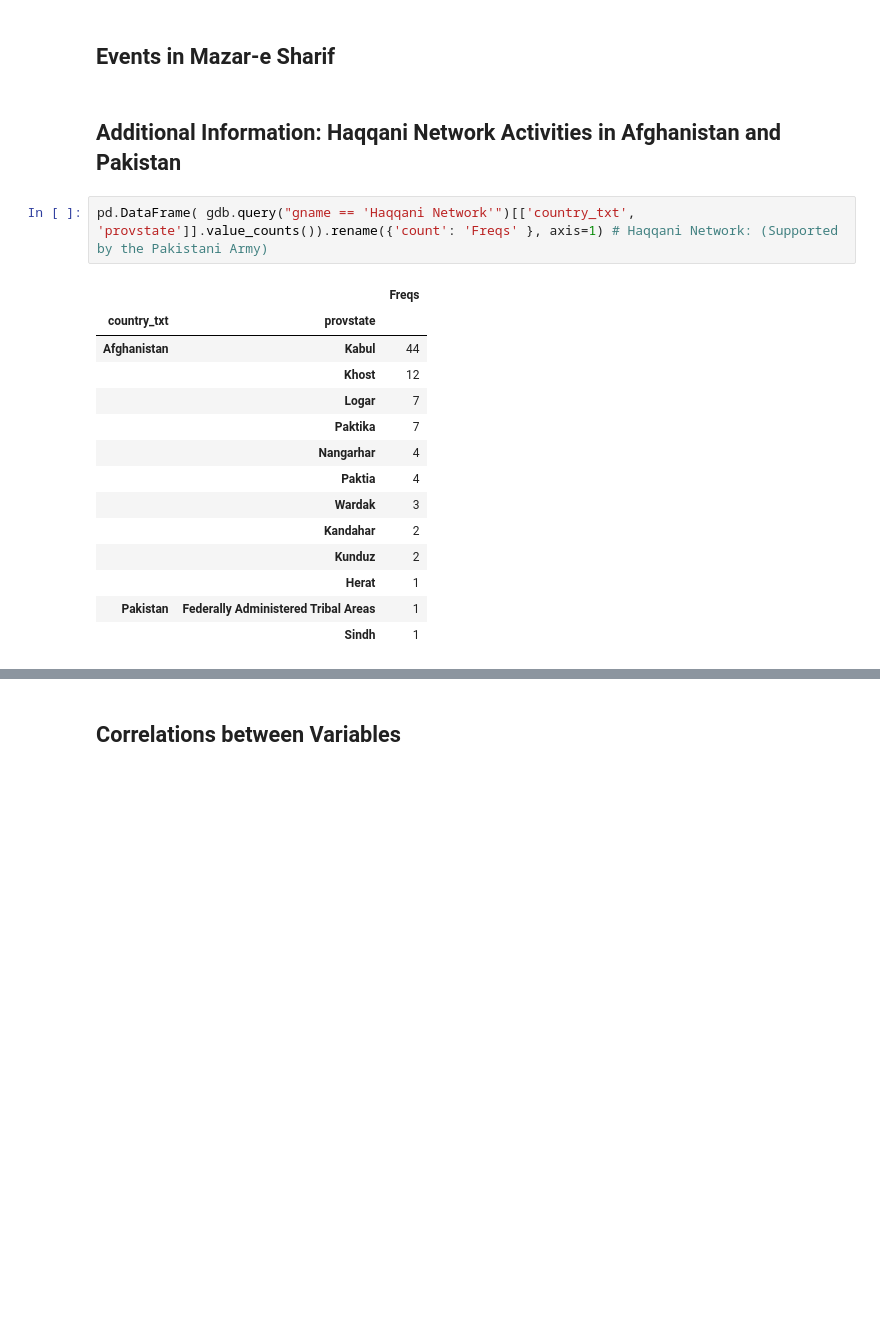
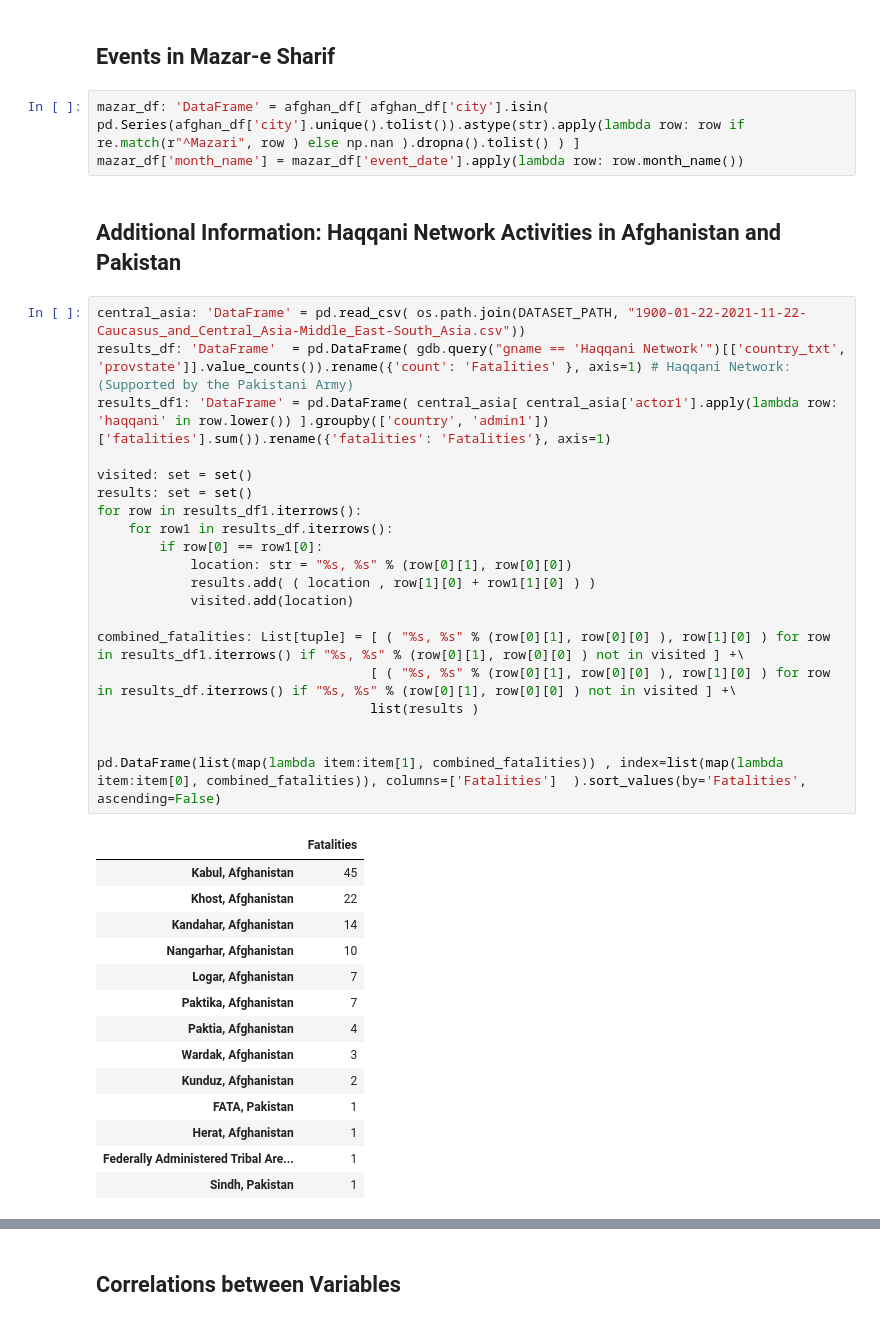
Before and after one commit to OdinProjectI/ODIN, a Jupyter notebook: WarInAfghanistan2001_2006.ipynb, the cells around one changed output, grey strips where cells are left out. Drawn from its saved outputs; the diff is of its cells as text; blank space fills up the shorter version.

```diff
--- a/WarInAfghanistan2001_2006.ipynb
+++ b/WarInAfghanistan2001_2006.ipynb
@@ -685,22 +760,43 @@ plt.tight_layout()
 [figure]
 # %% [markdown]
 ## **Events in Mazar-e Sharif**
+# %%
+mazar_df: 'DataFrame' = afghan_df[ afghan_df['city'].isin( pd.Series(afghan_df['city'].unique().tolist()).astype(str).apply(lambda row: row if re.match(r"^Mazari", row ) else np.nan ).dropna().tolist() ) ]
+mazar_df['month_name'] = mazar_df['event_date'].apply(lambda row: row.month_name())
 # %% [markdown]
 ## **Additional Information: Haqqani Network Activities in Afghanistan and Pakistan**
 # %%
-pd.DataFrame( gdb.query("gname == 'Haqqani Network'")[['country_txt', 'provstate']].value_counts()).rename({'count': 'Freqs' }, axis=1) # Haqqani Network: (Supported by the Pakistani Army)
+central_asia: 'DataFrame' = pd.read_csv( os.path.join(DATASET_PATH, "1900-01-22-2021-11-22-Caucasus_and_Central_Asia-Middle_East-South_Asia.csv"))
+results_df: 'DataFrame'  = pd.DataFrame( gdb.query("gname == 'Haqqani Network'")[['country_txt', 'provstate']].value_counts()).rename({'count': 'Fatalities' }, axis=1) # Haqqani Network: (Supported by the Pakistani Army)
+results_df1: 'DataFrame' = pd.DataFrame( central_asia[ central_asia['actor1'].apply(lambda row: 'haqqani' in row.lower()) ].groupby(['country', 'admin1'])['fatalities'].sum()).rename({'fatalities': 'Fatalities'}, axis=1)
+
+visited: set = set()
+results: set = set()
+for row in results_df1.iterrows():
+    for row1 in results_df.iterrows():
+        if row[0] == row1[0]:
+            location: str = "%s, %s" % (row[0][1], row[0][0])
+            results.add( ( location , row[1][0] + row1[1][0] ) )
+            visited.add(location)
+
+combined_fatalities: List[tuple] = [ ( "%s, %s" % (row[0][1], row[0][0] ), row[1][0] ) for row in results_df1.iterrows() if "%s, %s" % (row[0][1], row[0][0] ) not in visited ] +\
+                                   [ ( "%s, %s" % (row[0][1], row[0][0] ), row[1][0] ) for row in results_df.iterrows() if "%s, %s" % (row[0][1], row[0][0] ) not in visited ] +\
+                                   list(results )
+
+
+pd.DataFrame(list(map(lambda item:item[1], combined_fatalities)) , index=list(map(lambda item:item[0], combined_fatalities)), columns=['Fatalities']  ).sort_values(by='Fatalities', ascending=False)
 # %% [output]
-|  |  | Freqs |
-| country_txt | provstate |  |
-| Afghanistan | Kabul | 44 |
-|  | Khost | 12 |
-|  | Logar | 7 |
-|  | Paktika | 7 |
-|  | Nangarhar | 4 |
-|  | Paktia | 4 |
-|  | Wardak | 3 |
-|  | Kandahar | 2 |
-|  | Kunduz | 2 |
-|  | Herat | 1 |
-| Pakistan | Federally Administered Tribal Areas | 1 |
-|  | Sindh | 1 |
+|  | Fatalities |
+| Kabul, Afghanistan | 45 |
+| Khost, Afghanistan | 22 |
+| Kandahar, Afghanistan | 14 |
+| Nangarhar, Afghanistan | 10 |
+| Logar, Afghanistan | 7 |
+| Paktika, Afghanistan | 7 |
+| Paktia, Afghanistan | 4 |
+| Wardak, Afghanistan | 3 |
+| Kunduz, Afghanistan | 2 |
+| FATA, Pakistan | 1 |
+| Herat, Afghanistan | 1 |
+| Federally Administered Tribal Are... | 1 |
+| Sindh, Pakistan | 1 |
```
Also changed, not shown: parts of 25 cells of this notebook.
